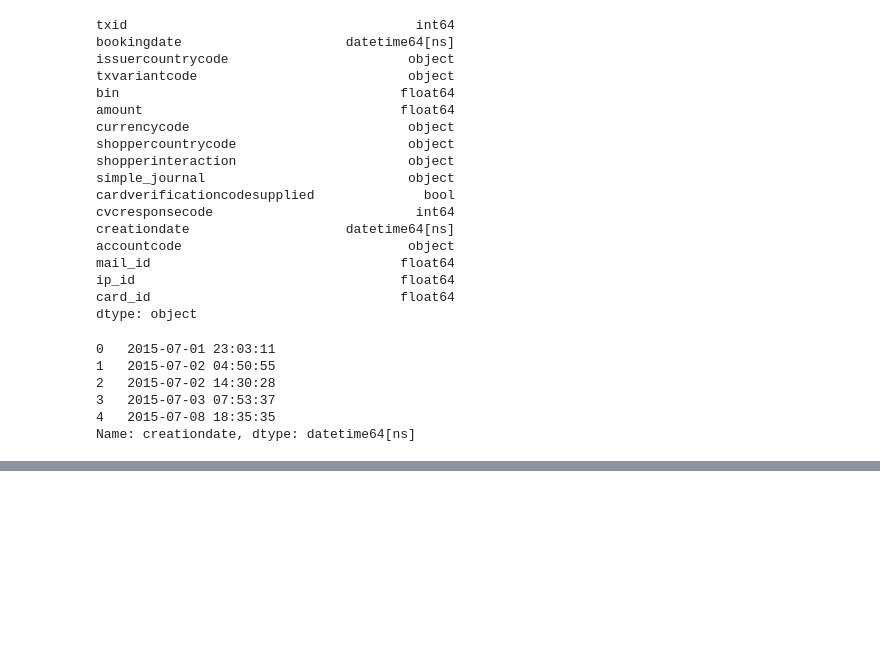
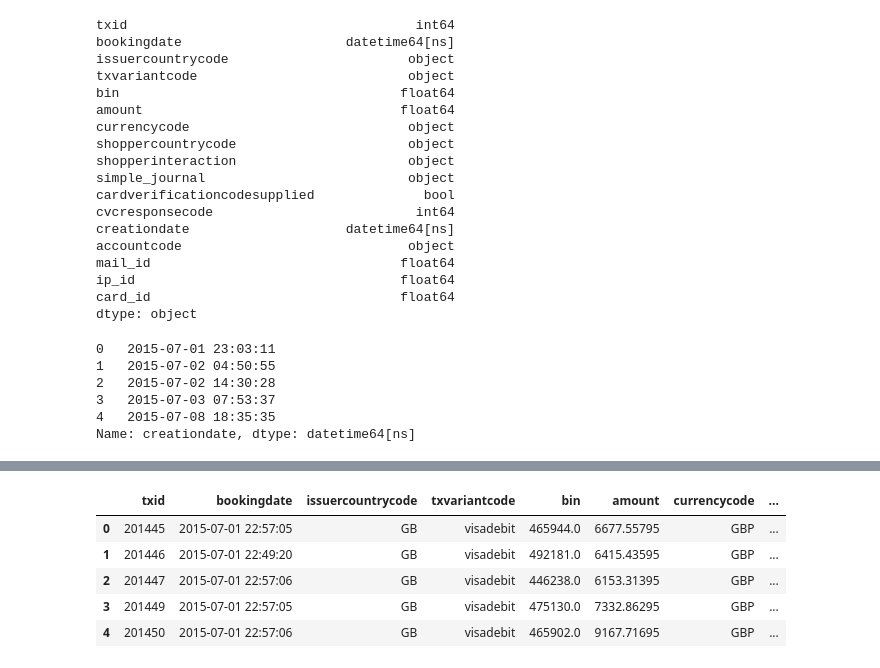
Before and after one commit to simionAndrei/CyberFraud1, a Jupyter notebook: Exploratory Analysis.ipynb, the cells around one changed output, grey strips where cells are left out. Drawn from its saved outputs; the diff is of its cells as text; code cells hidden in the pictures; blank space fills up the shorter version.

```diff
--- a/Exploratory Analysis.ipynb
+++ b/Exploratory Analysis.ipynb
@@ -154,2 +154,15 @@ df.tail()
 # %%
 df.reset_index(drop = True, inplace = True)
+# %%
+conversion = {'AUD': 0.699165, 'GBP': 1.31061, 'MXN': 0.222776586, 'NZD': 0.66152, 'SEK': 0.104405}
+
+df['amount'] = df.apply(lambda e: e['amount'] * conversion[e['currencycode']], axis=1)
+# %%
+df.head()
+# %% [output]
+|  | txid | bookingdate | issuercountrycode | txvariantcode | bin | amount | currencycode | ... |
+| 0 | 201445 | 2015-07-01 22:57:05 | GB | visadebit | 465944.0 | 6677.55795 | GBP | ... |
+| 1 | 201446 | 2015-07-01 22:49:20 | GB | visadebit | 492181.0 | 6415.43595 | GBP | ... |
+| 2 | 201447 | 2015-07-01 22:57:06 | GB | visadebit | 446238.0 | 6153.31395 | GBP | ... |
+| 3 | 201449 | 2015-07-01 22:57:05 | GB | visadebit | 475130.0 | 7332.86295 | GBP | ... |
+| 4 | 201450 | 2015-07-01 22:57:06 | GB | visadebit | 465902.0 | 9167.71695 | GBP | ... |
```
Also changed, not shown: parts of 10 cells of this notebook.
